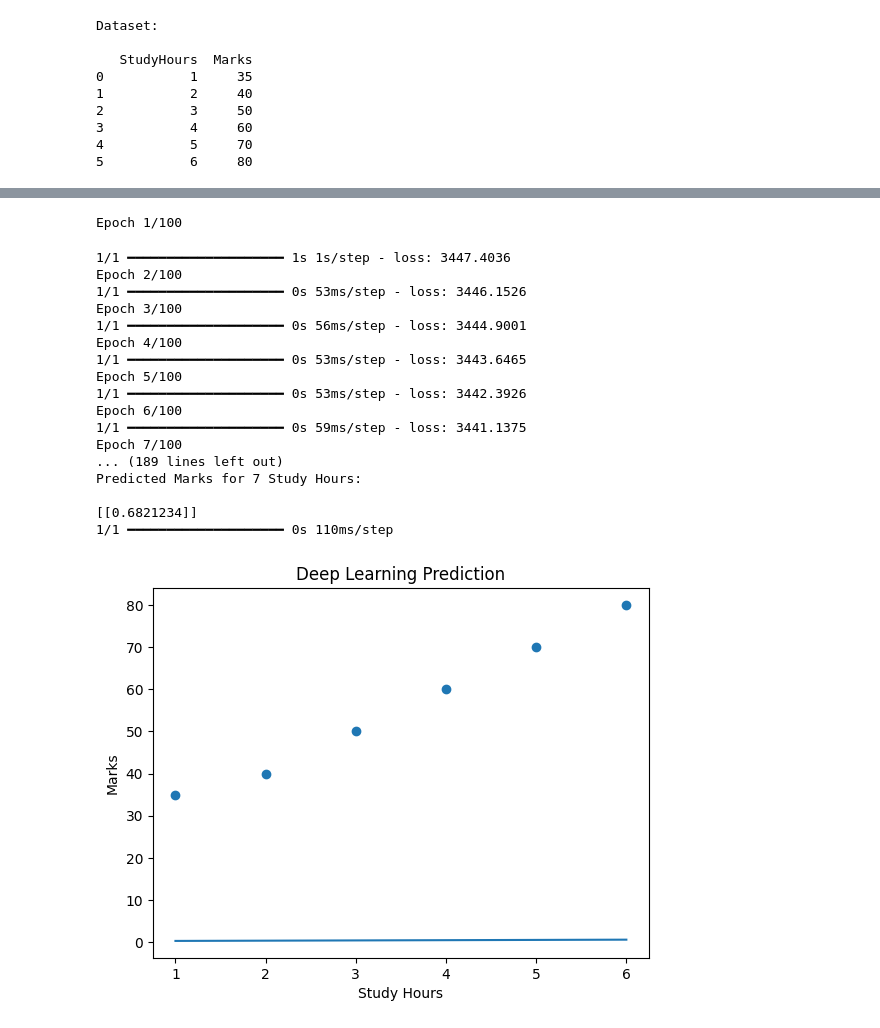
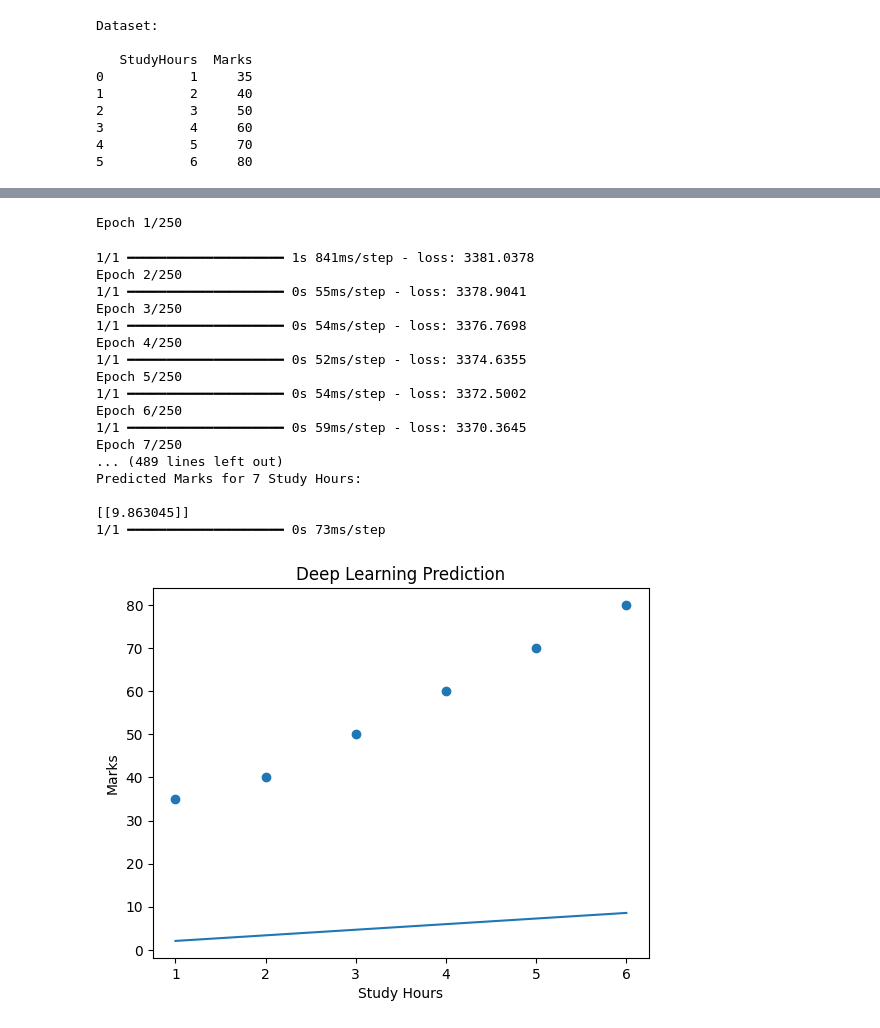
Before and after one commit to himabindusgs-svg/LinearRegression, a Jupyter notebook: ActivationFunction_DeepLearning.ipynb, the cells around one changed output, grey strips where cells are left out. Drawn from its saved outputs; the diff is of its cells as text; code cells hidden in the pictures.

```diff
--- a/ActivationFunction_DeepLearning.ipynb
+++ b/ActivationFunction_DeepLearning.ipynb
@@ -1,14 +1,6 @@
 # %% [markdown]
 <a href="https://colab.research.google.com/github/himabindusgs-svg/LinearRegression/blob/main/ActivationFunction_DeepLearning.ipynb" target="_parent"><img src="https://colab.research.google.com/assets/colab-badge.svg" alt="Open In Colab"/></a>
 # %%
-import pandas as pd
-import tensorflow as tf
-
-from google.colab import files
-from tensorflow.keras.models import Sequential
-from tensorflow.keras.layers import Dense
-
-
 # STEP 1 — Import Libraries
 
 import pandas as pd
@@ -74,7 +66,7 @@ model.compile(
 
 # STEP 8 — Train Model
 
-model.fit(X, y, epochs=100)
+model.fit(X, y, epochs=250)
 
 
 # STEP 9 — Predict Marks
@@ -84,47 +76,47 @@ prediction = model.predict(np.array([[7]]))
 print("\nPredicted Marks for 7 Study Hours:\n")
 
 print(prediction)
 
 
 # STEP 10 — Plot Predictions
 
 plt.scatter(df['StudyHours'], df['Marks'])
 
 plt.plot(df['StudyHours'], model.predict(X))
 
 plt.xlabel("Study Hours")
 plt.ylabel("Marks")
 
 plt.title("Deep Learning Prediction")
 
 plt.show()
 # %% [output]
 Dataset:
 
    StudyHours  Marks
 0           1     35
 1           2     40
 2           3     50
 3           4     60
 4           5     70
 5           6     80
 [figure]
-Epoch 1/100
+Epoch 1/250
-1/1 ━━━━━━━━━━━━━━━━━━━━ 1s 1s/step - loss: 3447.4036
-Epoch 2/100
-1/1 ━━━━━━━━━━━━━━━━━━━━ 0s 53ms/step - loss: 3446.1526
-Epoch 3/100
-1/1 ━━━━━━━━━━━━━━━━━━━━ 0s 56ms/step - loss: 3444.9001
-Epoch 4/100
-1/1 ━━━━━━━━━━━━━━━━━━━━ 0s 53ms/step - loss: 3443.6465
-Epoch 5/100
-1/1 ━━━━━━━━━━━━━━━━━━━━ 0s 53ms/step - loss: 3442.3926
-Epoch 6/100
-1/1 ━━━━━━━━━━━━━━━━━━━━ 0s 59ms/step - loss: 3441.1375
-Epoch 7/100
-... (189 lines left out)
+1/1 ━━━━━━━━━━━━━━━━━━━━ 1s 841ms/step - loss: 3381.0378
+Epoch 2/250
+1/1 ━━━━━━━━━━━━━━━━━━━━ 0s 55ms/step - loss: 3378.9041
+Epoch 3/250
+1/1 ━━━━━━━━━━━━━━━━━━━━ 0s 54ms/step - loss: 3376.7698
+Epoch 4/250
+1/1 ━━━━━━━━━━━━━━━━━━━━ 0s 52ms/step - loss: 3374.6355
+Epoch 5/250
+1/1 ━━━━━━━━━━━━━━━━━━━━ 0s 54ms/step - loss: 3372.5002
+Epoch 6/250
+1/1 ━━━━━━━━━━━━━━━━━━━━ 0s 59ms/step - loss: 3370.3645
+Epoch 7/250
+... (489 lines left out)
 Predicted Marks for 7 Study Hours:
 
-[[0.6821234]]
-1/1 ━━━━━━━━━━━━━━━━━━━━ 0s 110ms/step
+[[9.863045]]
+1/1 ━━━━━━━━━━━━━━━━━━━━ 0s 73ms/step
-[figure, old version]
+[figure, new version]
```
